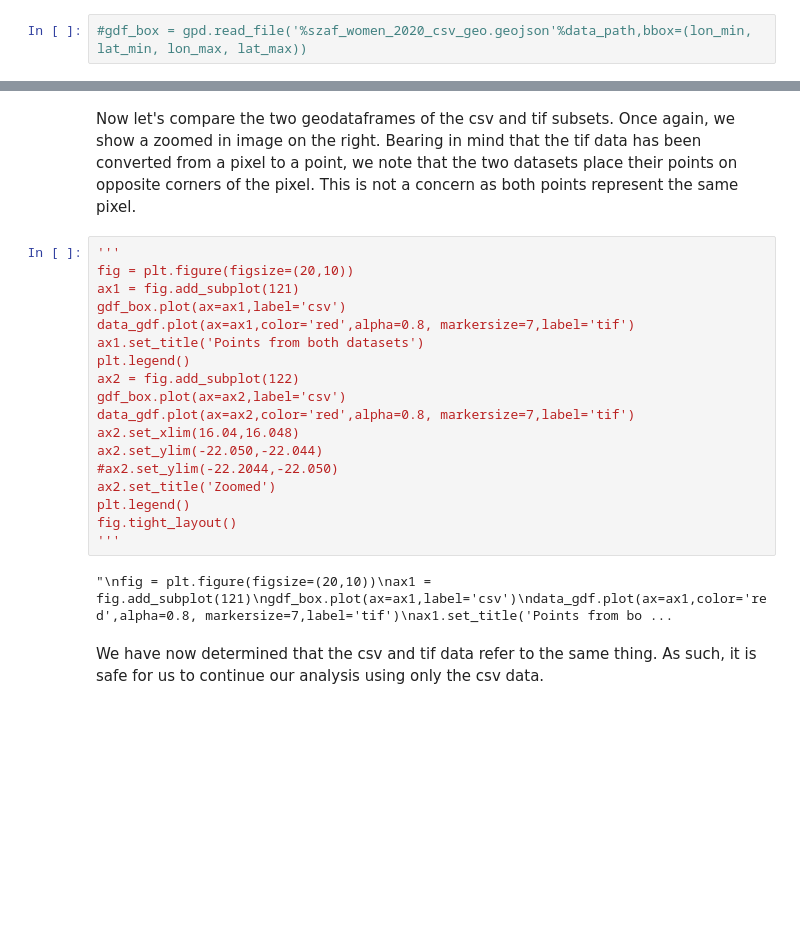
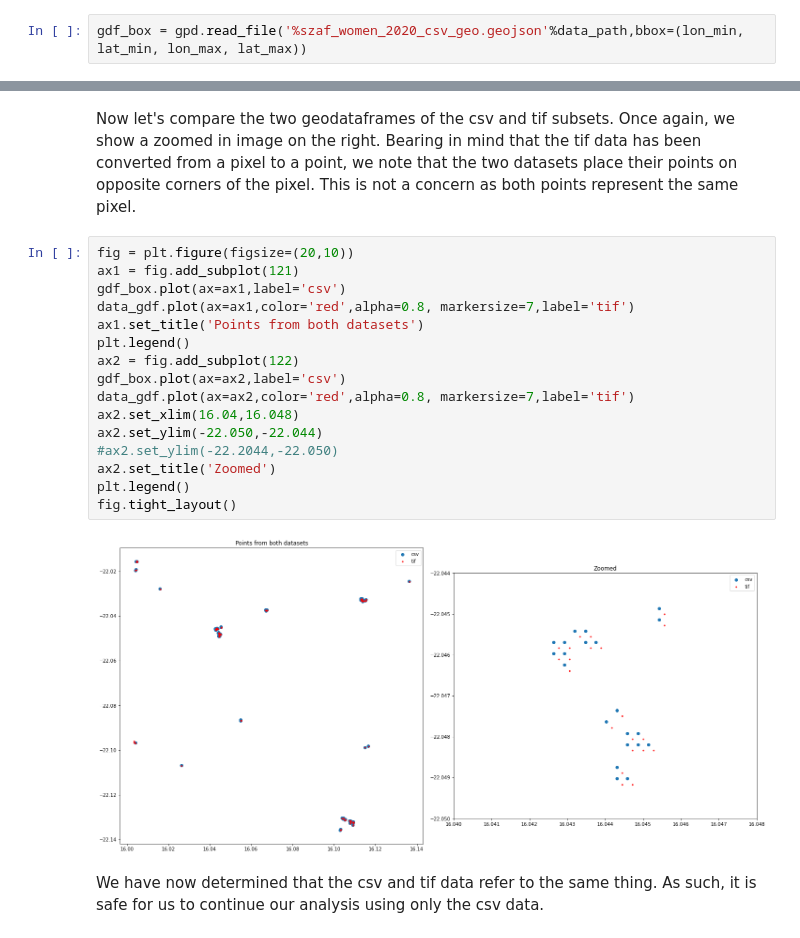
Before and after one commit to heikoheilgendorff/adh_data_blog, a Jupyter notebook: _notebooks/2022-08-12-geo-data-prep-tutorial.ipynb, the cells around one changed output, grey strips where cells are left out. Drawn from its saved outputs; the diff is of its cells as text; blank space fills up the shorter version.

```diff
--- a/_notebooks/2022-08-12-geo-data-prep-tutorial.ipynb
+++ b/_notebooks/2022-08-12-geo-data-prep-tutorial.ipynb
@@ -74,5 +63,5 @@ lat_max = data_df.latitude.max()
 # %%
-#gdf_box = gpd.read_file('%szaf_women_2020_csv_geo.geojson'%data_path,bbox=(lon_min, lat_min, lon_max, lat_max))
+gdf_box = gpd.read_file('%szaf_women_2020_csv_geo.geojson'%data_path,bbox=(lon_min, lat_min, lon_max, lat_max))
 # %% [markdown]
 Right, let's take a look at the subset of the tif data. We can also zoom in to see that each point in the tif file is a square pixel.
 # %%
@@ -97,24 +84,22 @@ fig.tight_layout()
 # %% [markdown]
 Now let's compare the two geodataframes of the csv and tif subsets. Once again, we show a zoomed in image on the right. Bearing in mind that the tif data has been converted from a pixel to a point, we note that the two datasets place their points on opposite corners of the pixel. This is not a concern as both points represent the same pixel.
 # %%
-'''
 fig = plt.figure(figsize=(20,10))
 ax1 = fig.add_subplot(121)
 gdf_box.plot(ax=ax1,label='csv')
 data_gdf.plot(ax=ax1,color='red',alpha=0.8, markersize=7,label='tif')
 ax1.set_title('Points from both datasets')
 plt.legend()
 ax2 = fig.add_subplot(122)
 gdf_box.plot(ax=ax2,label='csv')
 data_gdf.plot(ax=ax2,color='red',alpha=0.8, markersize=7,label='tif')
 ax2.set_xlim(16.04,16.048)
 ax2.set_ylim(-22.050,-22.044)
 #ax2.set_ylim(-22.2044,-22.050)
 ax2.set_title('Zoomed')
 plt.legend()
 fig.tight_layout()
-'''
 # %% [output]
-"\nfig = plt.figure(figsize=(20,10))\nax1 = fig.add_subplot(121)\ngdf_box.plot(ax=ax1,label='csv')\ndata_gdf.plot(ax=ax1,color='red',alpha=0.8, markersize=7,label='tif')\nax1.set_title('Points from bo ...
+[figure, added]
 # %% [markdown]
 We have now determined that the csv and tif data refer to the same thing. As such, it is safe for us to continue our analysis using only the csv data.
```
Also changed, not shown: parts of 5 cells of this notebook.
